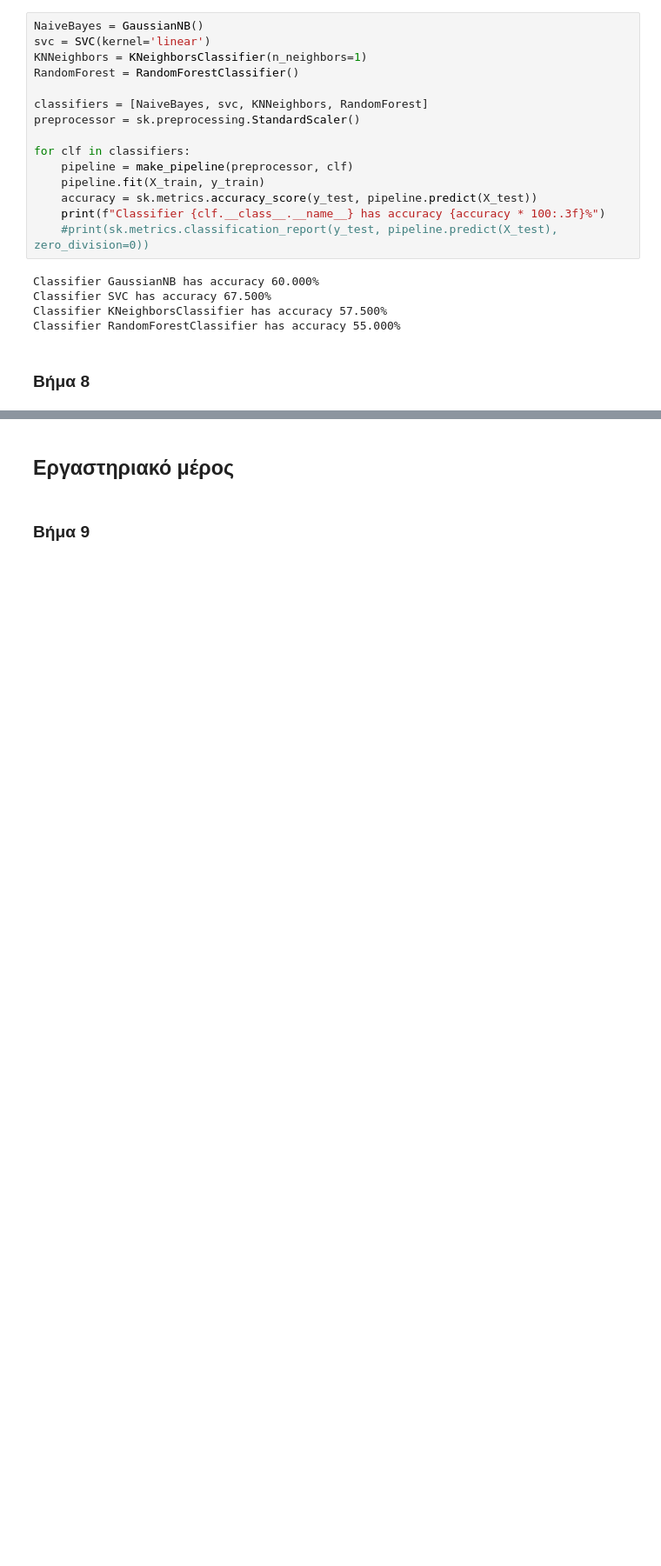
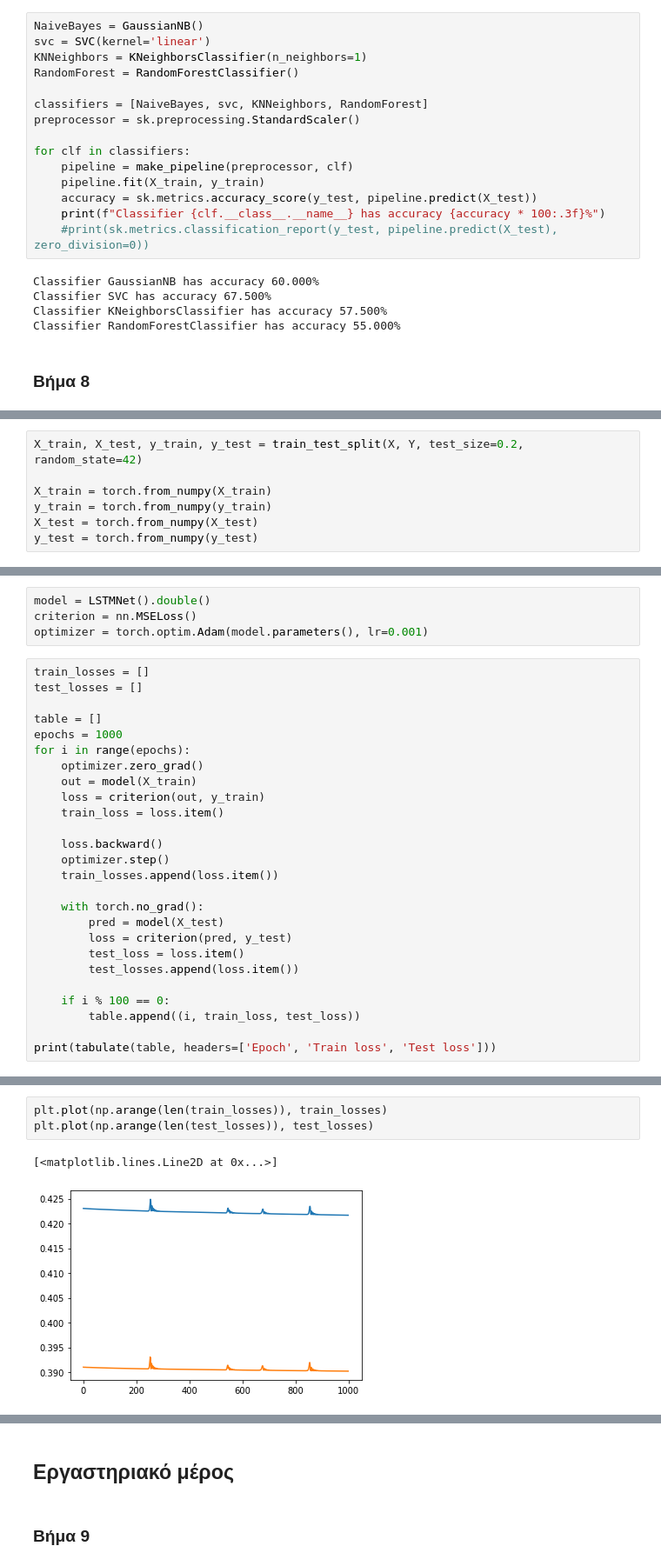
Before and after one commit to JasonChatzitheodorou/PatRec, a Jupyter notebook: Lab2/PatRec_Lab2.ipynb, the cells around one changed output, grey strips where cells are left out. Shown at 87% size. Saved outputs shown, nothing was run; the diff lists cells and outputs as text; blank space fills up the shorter version.

```diff
--- a/Lab2/PatRec_Lab2.ipynb
+++ b/Lab2/PatRec_Lab2.ipynb
@@ -298,0 +326,7 @@ cosx = np.cos(omega * x)
+# %%
+X_train, X_test, y_train, y_test = train_test_split(X, Y, test_size=0.2, random_state=42)
+
+X_train = torch.from_numpy(X_train)
+y_train = torch.from_numpy(y_train)
+X_test = torch.from_numpy(X_test)
+y_test = torch.from_numpy(y_test)
@@ -298,0 +352,30 @@ cosx = np.cos(omega * x)
+# %%
+model = LSTMNet().double()
+criterion = nn.MSELoss()
+optimizer = torch.optim.Adam(model.parameters(), lr=0.001)
+# %%
+train_losses = []
+test_losses = []
+
+table = []
+epochs = 1000
+for i in range(epochs):
+    optimizer.zero_grad()
+    out = model(X_train)
+    loss = criterion(out, y_train)
+    train_loss = loss.item()
+
+    loss.backward()
+    optimizer.step()
+    train_losses.append(loss.item())
+
+    with torch.no_grad():
+        pred = model(X_test)
+        loss = criterion(pred, y_test)
+        test_loss = loss.item()
+        test_losses.append(loss.item())
+
+    if i % 100 == 0:
+        table.append((i, train_loss, test_loss))
+
+print(tabulate(table, headers=['Epoch', 'Train loss', 'Test loss']))
@@ -298,0 +395,6 @@ cosx = np.cos(omega * x)
+# %%
+plt.plot(np.arange(len(train_losses)), train_losses)
+plt.plot(np.arange(len(test_losses)), test_losses)
+# %% [output]
+[<matplotlib.lines.Line2D at 0x...>]
+[figure, added]
```
Also changed, not shown: parts of 7 cells of this notebook.
